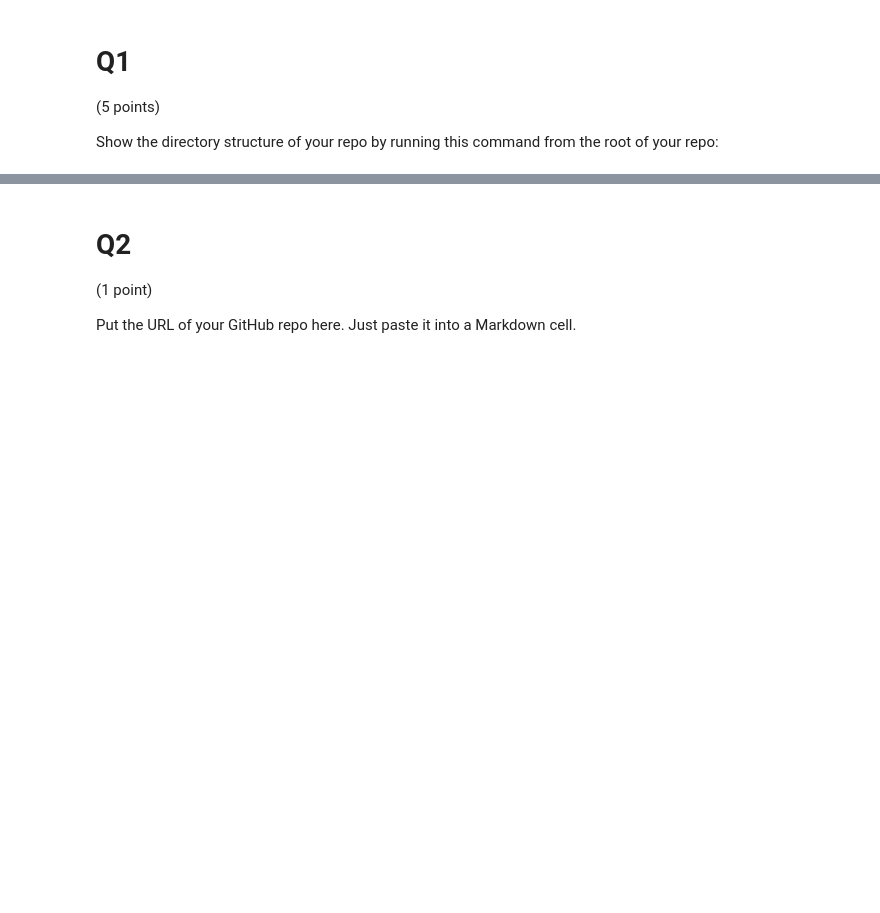
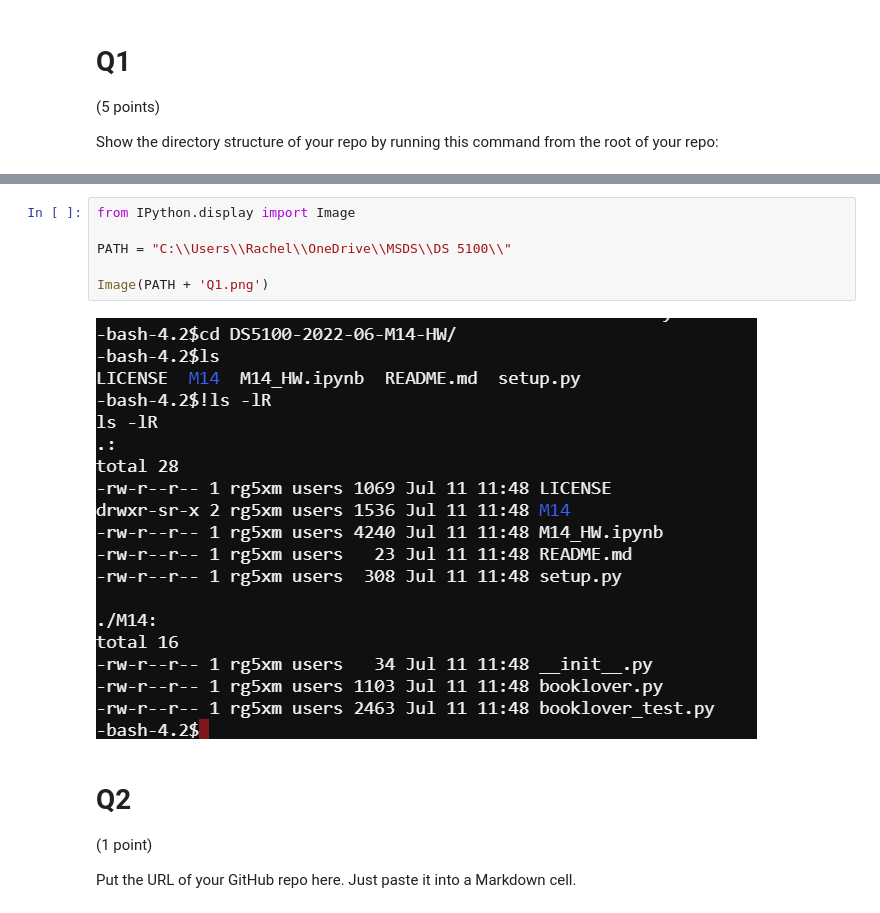
Before and after one commit to rachelgracetreene/DS5100-2022-06-M14-HW, a Jupyter notebook: M14_HW.ipynb, the cells around one changed output, grey strips where cells are left out. Cells and saved outputs as stored; diff of their text form; blank space fills up the shorter version.

```diff
--- a/M14_HW.ipynb
+++ b/M14_HW.ipynb
@@ -42,3 +37,11 @@ operable program or batch file.
+# %%
+from IPython.display import Image
+
+PATH = "C:\\Users\\Rachel\\OneDrive\\MSDS\\DS 5100\\"
+
+Image(PATH + 'Q1.png')
+# %% [output]
+[figure, added]
 # %% [markdown]
 # Q2
 
```
Also changed, not shown: parts of 3 cells of this notebook.
